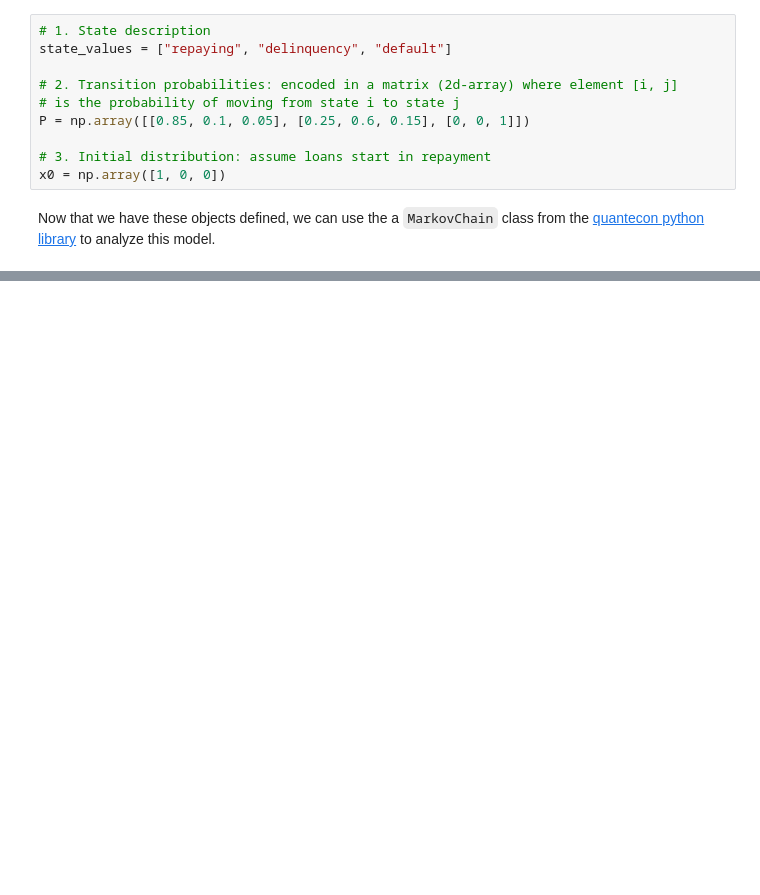
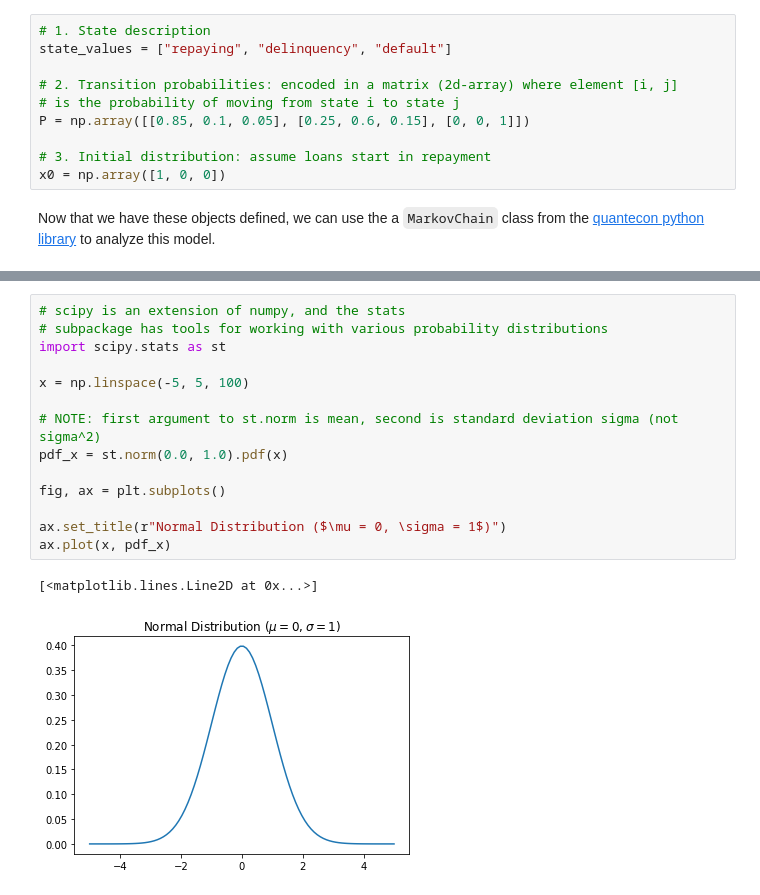
Before and after one commit to beauvilerobed/ds-ml-notes-projects-and-tutorials, a Jupyter notebook: projects/intro-to-economic-modeling-and-ds/scientific-computing/randomness.ipynb, the cells around one changed output, grey strips where cells are left out. Saved outputs shown, nothing was run; the diff lists cells and outputs as text; blank space fills up the shorter version.

```diff
--- a/projects/intro-to-economic-modeling-and-ds/scientific-computing/randomness.ipynb
+++ b/projects/intro-to-economic-modeling-and-ds/scientific-computing/randomness.ipynb
@@ -406,0 +503,17 @@ Now that we have these objects defined, we can use the a `MarkovChain` class fro
+# %%
+# scipy is an extension of numpy, and the stats
+# subpackage has tools for working with various probability distributions
+import scipy.stats as st
+
+x = np.linspace(-5, 5, 100)
+
+# NOTE: first argument to st.norm is mean, second is standard deviation sigma (not sigma^2)
+pdf_x = st.norm(0.0, 1.0).pdf(x)
+
+fig, ax = plt.subplots()
+
+ax.set_title(r"Normal Distribution ($\mu = 0, \sigma = 1$)")
+ax.plot(x, pdf_x)
+# %% [output]
+[<matplotlib.lines.Line2D at 0x...>]
+[figure, added]
```
Also changed, not shown: parts of 21 cells of this notebook.
